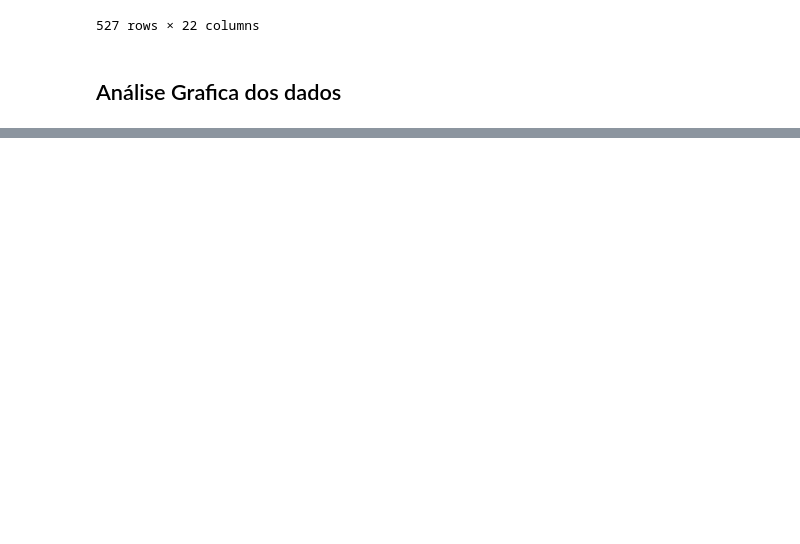
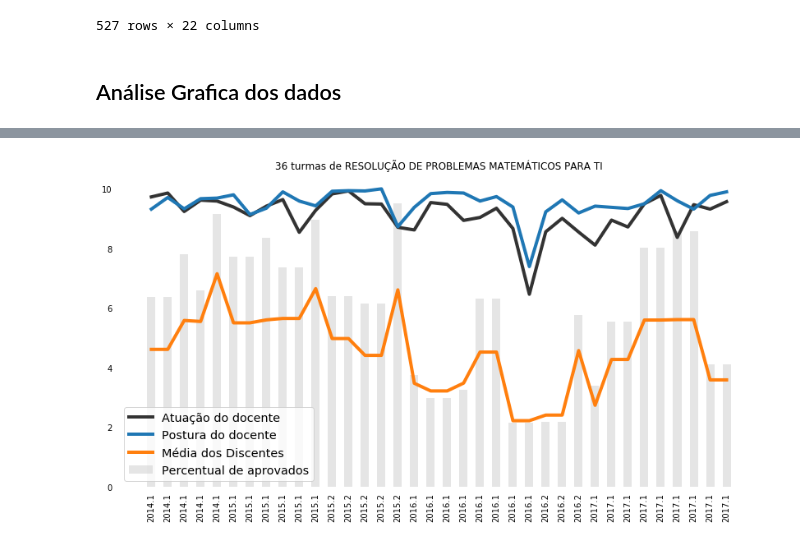
Before and after one commit to ayrtoneverton/ufrn_teacher_evaluations, a Jupyter notebook: analyze.ipynb, the cells around one changed output, grey strips where cells are left out. Drawn from its saved outputs; the diff is of its cells as text; code cells hidden in the pictures; blank space fills up the shorter version.

```diff
--- a/analyze.ipynb
+++ b/analyze.ipynb
@@ -159,0 +192,8 @@ avaliacoes
+# %%
+# Restringindo dados para professores diferente do citado acima e com a memsa disciplina para o gráfico
+a = avaliacoes[avaliacoes.codigo == 'IMD0019']
+a = a[a.id_docente != 5756386].sort_values(['ano', 'periodo'])
+
+showGrafic(a)
+# %% [output]
+[figure, added]
```
Also changed, not shown: parts of 5 cells of this notebook.
